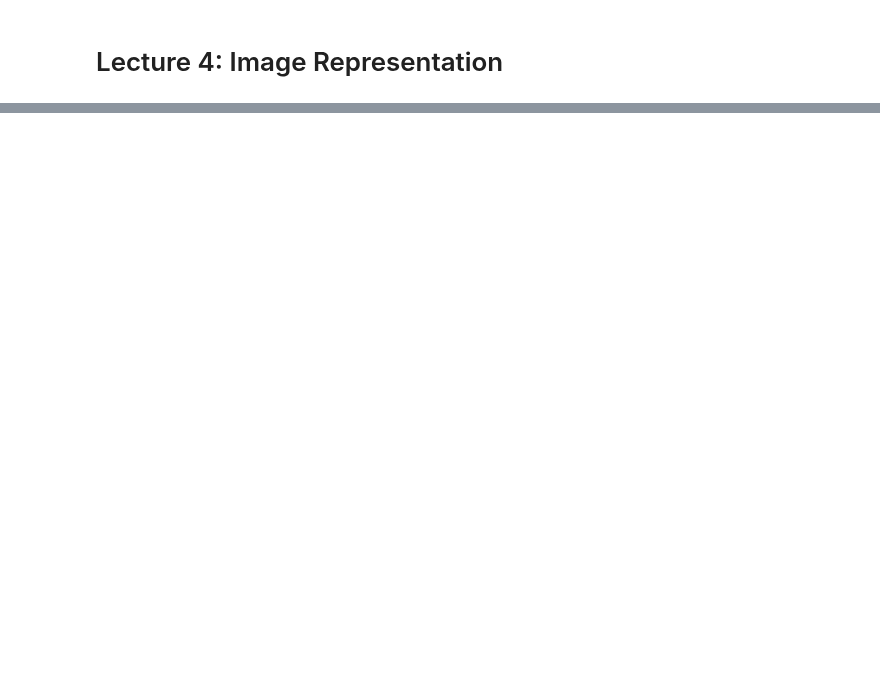
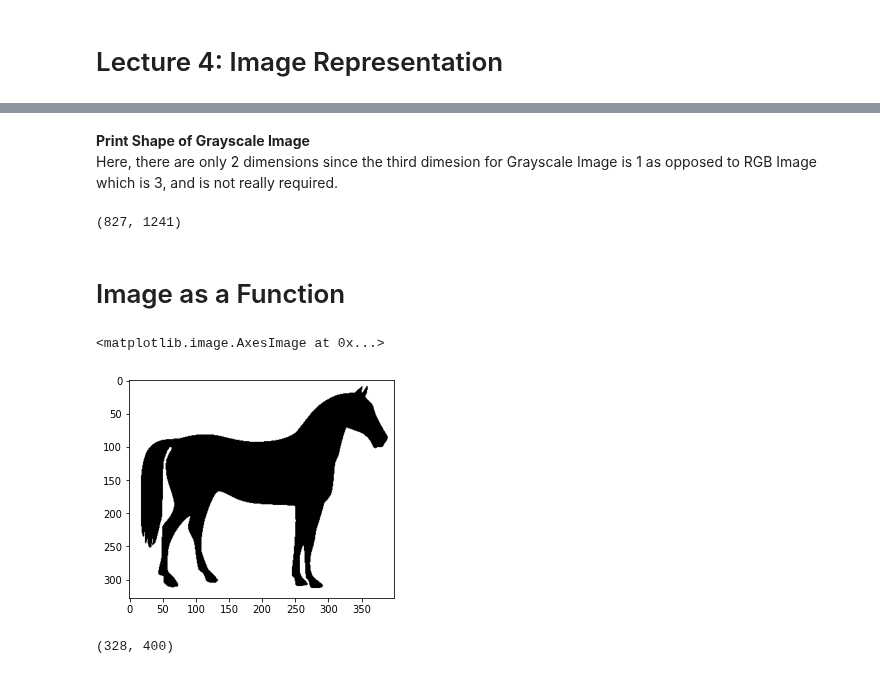
Before and after one commit to DL4CV-NPTEL/Deep-Learning-For-Computer-Vision, a Jupyter notebook: notebooks/Week_1/Week_1_Lecture_4.ipynb, the cells around one changed output, grey strips where cells are left out. Drawn from its saved outputs; the diff is of its cells as text; code cells hidden in the pictures; blank space fills up the shorter version.

```diff
--- a/notebooks/Week_1/Week_1_Lecture_4.ipynb
+++ b/notebooks/Week_1/Week_1_Lecture_4.ipynb
@@ -28,0 +123,9 @@ IPyDisplay.HTML(
+# %% [markdown]
+**Print Shape of Grayscale Image**<br>
+Here, there are only 2 dimensions since the third dimesion for Grayscale Image is 1 as opposed to RGB Image which is 3, and is not really required.
+# %%
+img_gray.shape
+# %% [output]
+(827, 1241)
+# %% [markdown]
+# Image as a Function
@@ -28,0 +137,11 @@ IPyDisplay.HTML(
+# %%
+img = skimage.data.horse()
+# %%
+plt.imshow(img,cmap='gray')
+# %% [output]
+<matplotlib.image.AxesImage at 0x...>
+[figure, added]
+# %%
+img.shape
+# %% [output]
+(328, 400)
```
Also changed, not shown: parts of 26 cells of this notebook.
